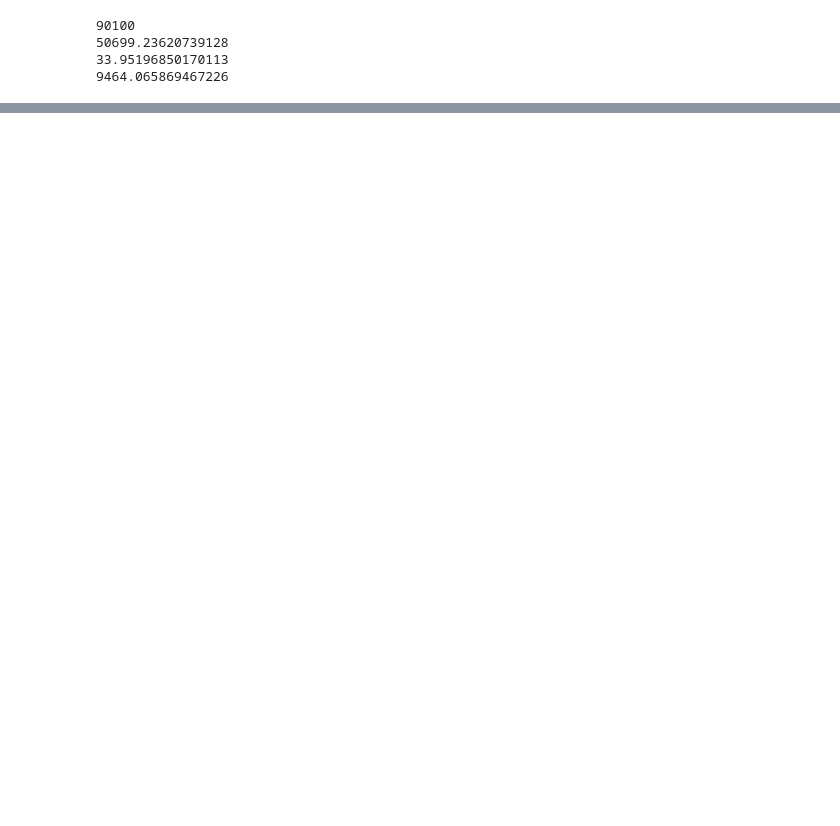
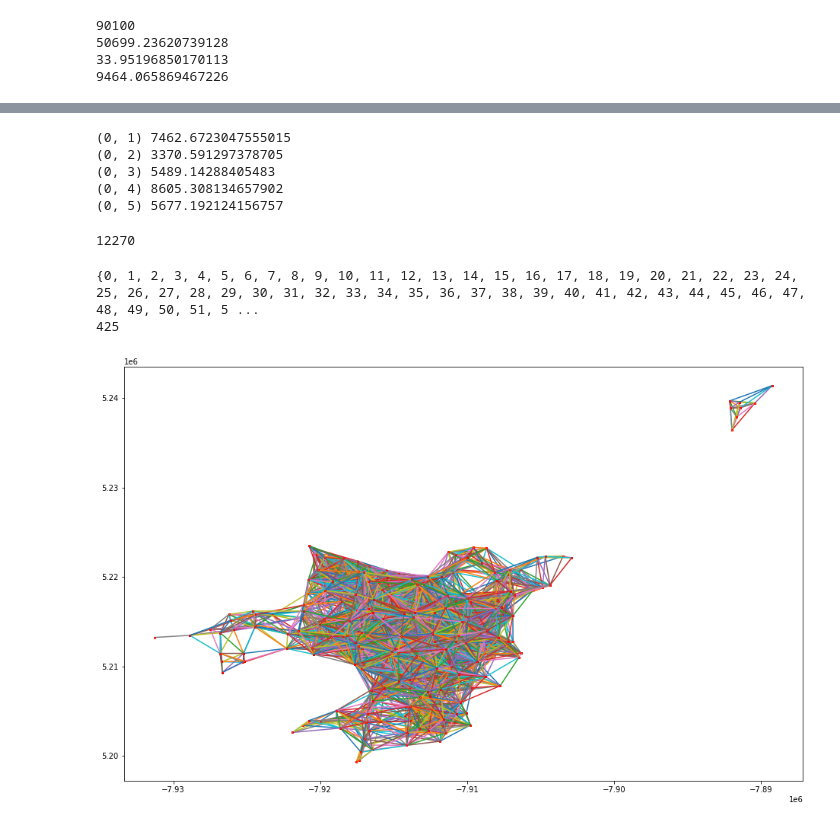
Before and after one commit to RaajasTongaonkar/CS5800-Final-Project, a Jupyter notebook: CS5800_final_proj_submap_generation.ipynb, the cells around one changed output, grey strips where cells are left out. Cells and saved outputs as stored; diff of their text form; code cells hidden in the pictures; blank space fills up the shorter version.

Commit message:
Added threshold
Able to remove edges of distances greater than the threshold. Added some graphs for easier visualization of how the end graph will be. Work in progress.

```diff
--- a/CS5800_final_proj_submap_generation.ipynb
+++ b/CS5800_final_proj_submap_generation.ipynb
@@ -109,3 +141,9 @@ import pickle
 f = open("Distance dictionary.pkl","wb")
 pickle.dump(distDict,f)
 f.close()
+# %%
+# For loading the dictionary from a pickle file
+import pickle
+f = open("Distance dictionary.pkl","rb")
+distDict = pickle.load(f)
+print(len(distDict))
@@ -111,0 +156,13 @@ f.close()
+# %%
+counter = 0
+for k,v in distDict.items():
+  print(k,v)
+  counter += 1
+  if counter == 5:
+    break
+# %% [output]
+(0, 1) 7462.6723047555015
+(0, 2) 3370.591297378705
+(0, 3) 5489.14288405483
+(0, 4) 8605.308134657902
+(0, 5) 5677.192124156757
@@ -111,0 +172,41 @@ f.close()
+# %%
+threshold = 3500
+
+# Drop edges above threshold
+delKeys = []
+for k,v in distDict.items():
+  if v>threshold:
+    delKeys.append(k)
+for key in delKeys:
+  del distDict[key]
+
+print(len(distDict))
+
+f = open("Trimmed distance dictionary.pkl","wb")
+pickle.dump(distDict,f)
+f.close()
+# %% [output]
+12270
+# %%
+# Just to check if all nodes are present or not
+nodeSet = set()
+for k in distDict:
+  nodeSet.add(k[0])
+  nodeSet.add(k[1])
+# %%
+print(nodeSet)
+print(len(nodeSet))
+# %% [output]
+{0, 1, 2, 3, 4, 5, 6, 7, 8, 9, 10, 11, 12, 13, 14, 15, 16, 17, 18, 19, 20, 21, 22, 23, 24, 25, 26, 27, 28, 29, 30, 31, 32, 33, 34, 35, 36, 37, 38, 39, 40, 41, 42, 43, 44, 45, 46, 47, 48, 49, 50, 51, 5 ...
+425
+# %%
+import matplotlib.pyplot as plt
+
+# Plotting all edges in the dictionary to check for unconnected components
+plt.figure(figsize=(16,10))
+for k in distDict:
+  x = [pointsDict[k[0]][0],pointsDict[k[1]][0]]
+  y = [pointsDict[k[0]][1],pointsDict[k[1]][1]]
+  plt.plot(x,y,marker="o",markersize=2,markeredgecolor="red")
+# %% [output]
+[figure, added]
```
Also changed, not shown: parts of 18 cells of this notebook, 2 other files.
